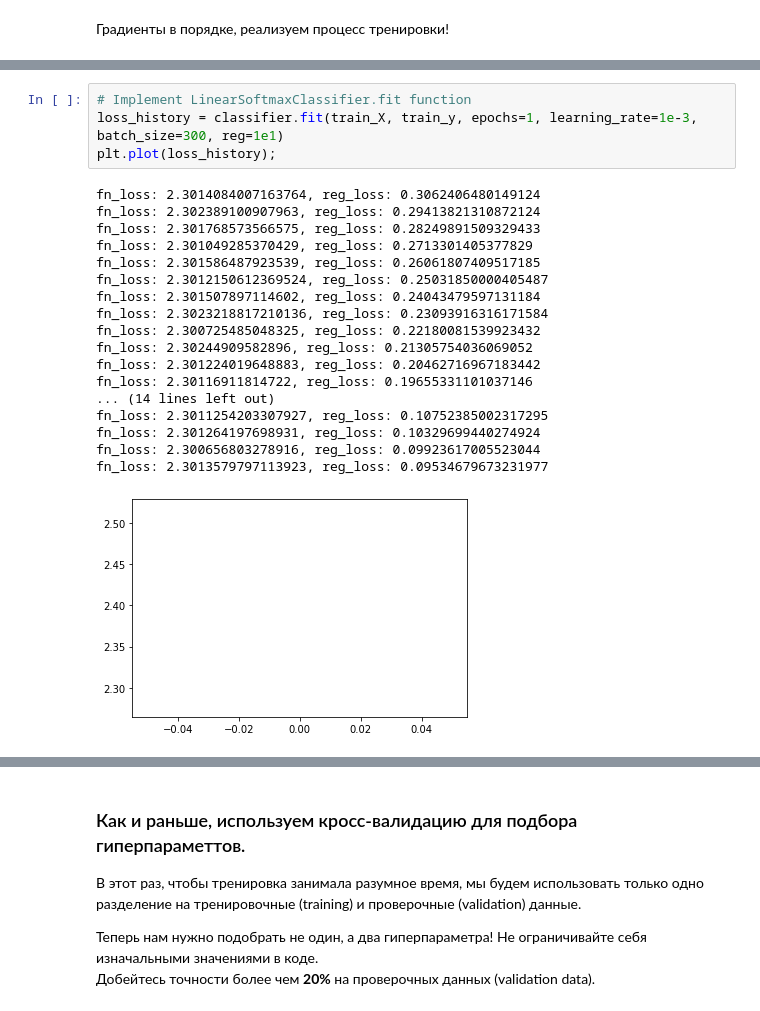
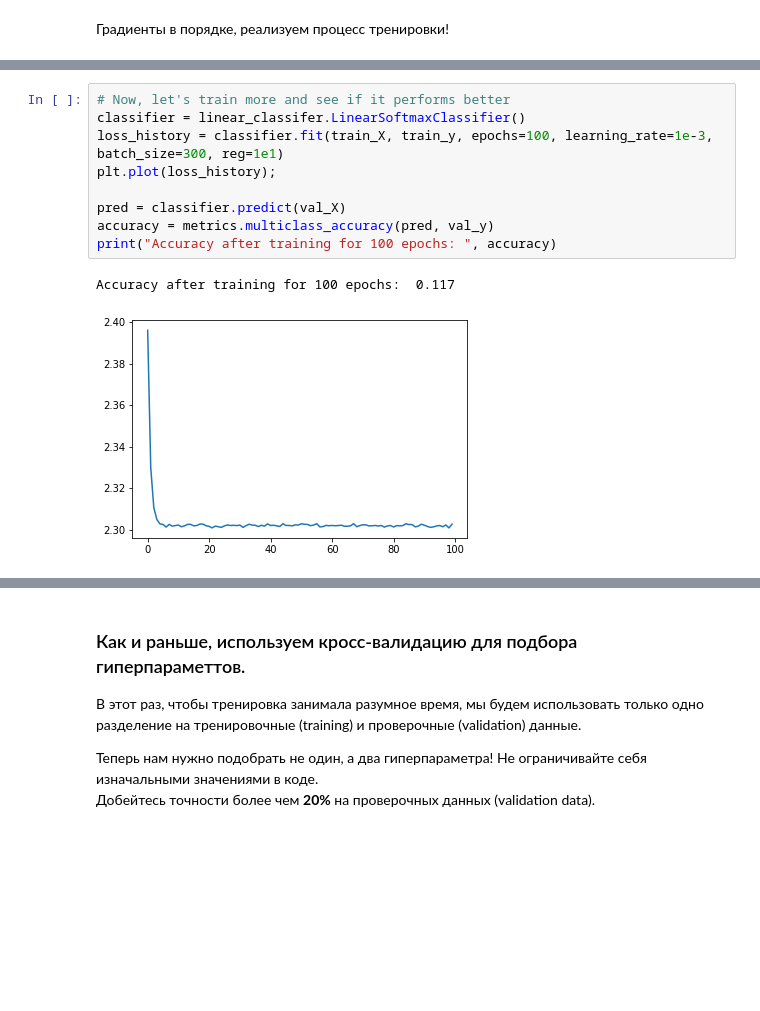
Before and after one commit to MrNikStr/coursework-dlcourse-ai, a Jupyter notebook: mnt/assignment1/Linear classifier.ipynb, the cells around one changed output, grey strips where cells are left out. Saved outputs shown, nothing was run; the diff lists cells and outputs as text; blank space fills up the shorter version.

```diff
--- a/mnt/assignment1/Linear classifier.ipynb
+++ b/mnt/assignment1/Linear classifier.ipynb
@@ -259,23 +270,12 @@ classifier = linear_classifer.LinearSoftmaxClassifier()
 # %%
-# Implement LinearSoftmaxClassifier.fit function
-loss_history = classifier.fit(train_X, train_y, epochs=1, learning_rate=1e-3, batch_size=300, reg=1e1)
+# Now, let's train more and see if it performs better
+classifier = linear_classifer.LinearSoftmaxClassifier()
+loss_history = classifier.fit(train_X, train_y, epochs=100, learning_rate=1e-3, batch_size=300, reg=1e1)
 plt.plot(loss_history);
+
+pred = classifier.predict(val_X)
+accuracy = metrics.multiclass_accuracy(pred, val_y)
+print("Accuracy after training for 100 epochs: ", accuracy)
 # %% [output]
-fn_loss: 2.3014084007163764, reg_loss: 0.3062406480149124
-fn_loss: 2.302389100907963, reg_loss: 0.29413821310872124
-fn_loss: 2.301768573566575, reg_loss: 0.28249891509329433
-fn_loss: 2.301049285370429, reg_loss: 0.2713301405377829
-fn_loss: 2.301586487923539, reg_loss: 0.26061807409517185
-fn_loss: 2.3012150612369524, reg_loss: 0.25031850000405487
-fn_loss: 2.301507897114602, reg_loss: 0.24043479597131184
-fn_loss: 2.3023218817210136, reg_loss: 0.23093916316171584
-fn_loss: 2.300725485048325, reg_loss: 0.22180081539923432
-fn_loss: 2.30244909582896, reg_loss: 0.21305754036069052
-fn_loss: 2.301224019648883, reg_loss: 0.20462716967183442
-fn_loss: 2.30116911814722, reg_loss: 0.19655331101037146
-... (14 lines left out)
-fn_loss: 2.3011254203307927, reg_loss: 0.10752385002317295
-fn_loss: 2.301264197698931, reg_loss: 0.10329699440274924
-fn_loss: 2.300656803278916, reg_loss: 0.09923617005523044
-fn_loss: 2.3013579797113923, reg_loss: 0.09534679673231977
+Accuracy after training for 100 epochs:  0.117
-[figure, old version]
+[figure, new version]
```
Also changed, not shown: parts of 19 cells of this notebook, 1 other file.
